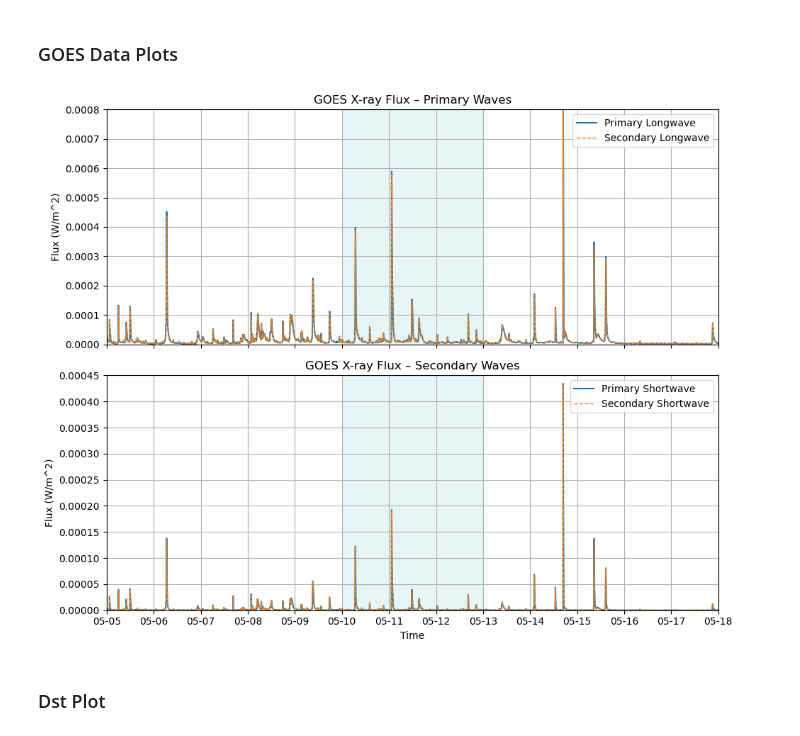
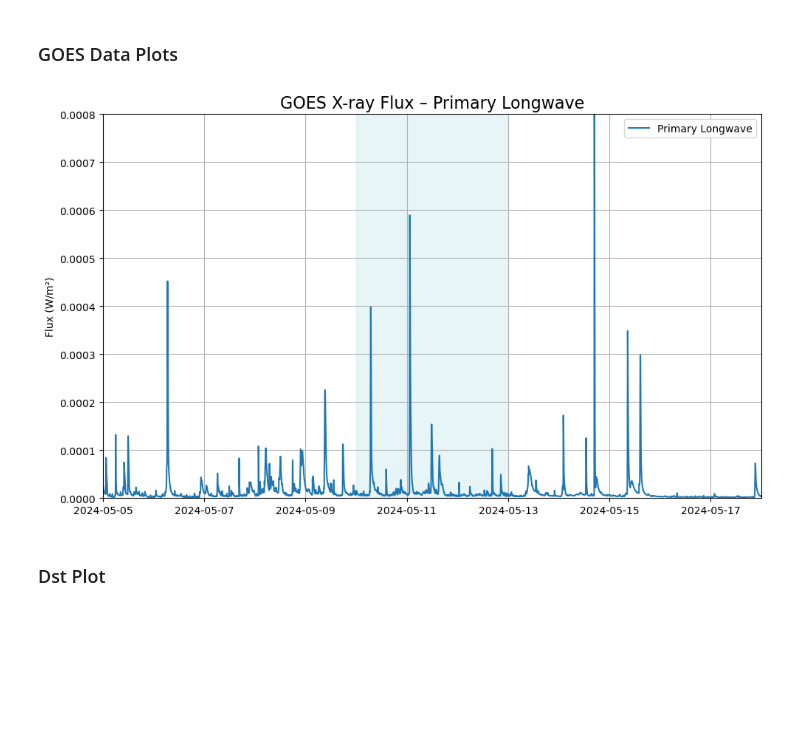
Before and after one commit to lillian-hanson/GPGN498-Gannon-Geomagnetic-Storm-Index-Analysis, a Jupyter notebook: FinalProjectCode.ipynb, the cells around one changed output. Drawn from its saved outputs; the diff is of its cells as text; code cells hidden in the pictures; blank space fills up the shorter version.

Commit message:
alter graphs for r squared analysis

```diff
--- a/FinalProjectCode.ipynb
+++ b/FinalProjectCode.ipynb
@@ -190,59 +190,46 @@ plt.show()
 # %%
 # Load the data
 df1 = pd.read_csv('misc-data/goes-x-ray-flux.csv')
 
 # Clean column names (remove double spaces)
 df1.columns = [col.strip().replace('  ', ' ') for col in df1.columns]
 
 # Convert time column to datetime
 df1['Universal Time'] = pd.to_datetime(df1['Universal Time'])
 
 # Set time as the index
 df1.set_index('Universal Time', inplace=True)
 
-# Define time window
+# Define time window to highlight
 start_highlight = pd.to_datetime('2024-05-10')
 end_highlight = pd.to_datetime('2024-05-12 23:59:59')
-
-# Set up two vertically stacked subplots
-fig, (ax1, ax2) = plt.subplots(2, 1, figsize=(10, 8), sharex=True)
 
 # Define date limits
 xlim_start = datetime(2024, 5, 5)
 xlim_end = datetime(2024, 5, 18)
 
-# Primary Waves Plot
-ax1.plot(df1.index, df1['GOES primary Longwave'], label='Primary Longwave', linewidth=1.5)
-ax1.plot(df1.index, df1['GOES secondary Longwave'], label='Secondary Longwave', linestyle="--", linewidth=1)
-ax1.axvspan(start_highlight, end_highlight, color='powderblue', alpha=0.3)
-ax1.set_xlim(xlim_start, xlim_end)
-ax1.set_ylim(0, 0.0008)
-ax1.set_ylabel('Flux (W/m^2)')
-ax1.set_title('GOES X-ray Flux – Primary Waves')
-ax1.legend()
-ax1.grid(True)
+# Create one plot
+fig, ax = plt.subplots(figsize=(10, 6))
 
-# Secondary Waves Plot
-ax2.plot(df1.index, df1['GOES primary Shortwave'], label='Primary Shortwave', linewidth=1.5)
-ax2.plot(df1.index, df1['GOES secondary Shortwave'], label='Secondary Shortwave', linestyle="--", linewidth=1)
-ax2.axvspan(start_highlight, end_highlight, color='powderblue', alpha=0.3)
-ax2.set_xlim(xlim_start, xlim_end)
-ax2.set_ylim(0, 0.00045)
-ax2.set_xlabel('Time')
-ax2.set_ylabel('Flux (W/m^2)')
-ax2.set_title('GOES X-ray Flux – Secondary Waves')
-ax2.legend()
-ax2.grid(True)
+# Plot primary waves
+ax.plot(df1.index, df1['GOES primary Longwave'], label='Primary Longwave', linewidth=1.5)
 
-# Format x-axis as daily ticks
-ax2.xaxis.set_major_locator(mdates.DayLocator(interval=1))
-ax2.xaxis.set_major_formatter(mdates.DateFormatter('%m-%d'))
+# Highlight region
+ax.axvspan(start_highlight, end_highlight, color='powderblue', alpha=0.3)
 
-# Improve layout
+# Set axis limits and labels
+ax.set_xlim(xlim_start, xlim_end)
+ax.set_ylim(0, 0.0008)
+ax.set_ylabel('Flux (W/m²)')
+ax.set_title('GOES X-ray Flux – Primary Longwave', fontsize=16)
+ax.legend()
+ax.grid(True)
+
+# Improve layout and show
 plt.tight_layout()
 plt.show()
 # %% [output]
-[figure, old version]
+[figure, new version]
 # %% [markdown]
 ### Dst Plot
 # %%
```
